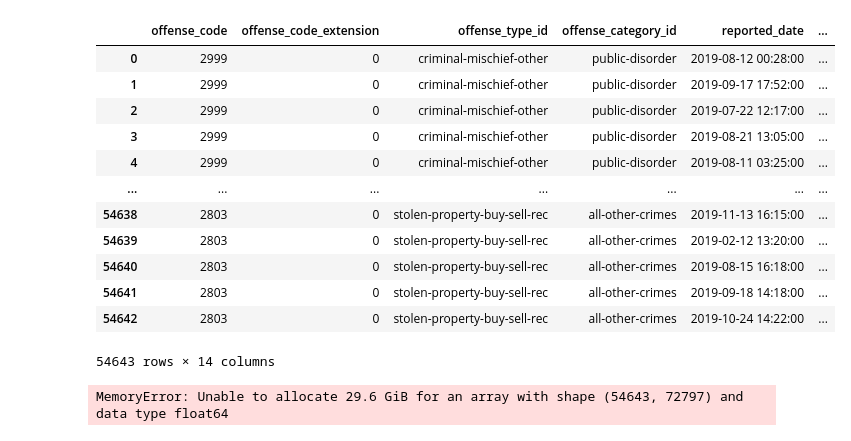
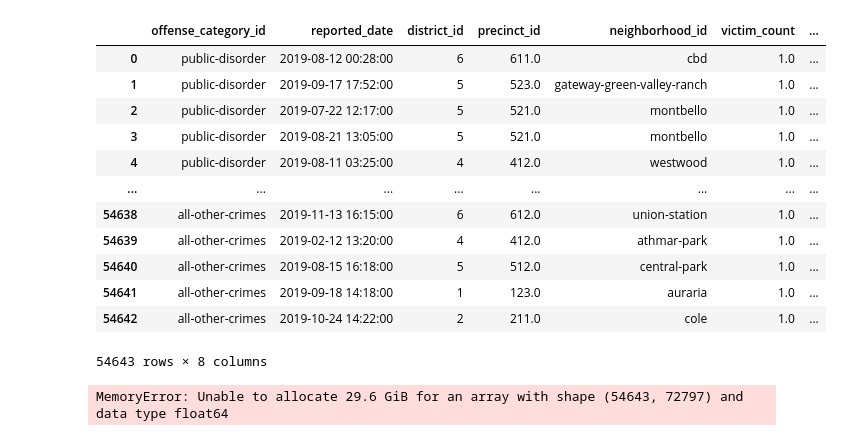
Before and after one commit to RchlEMllr/Project_4, a Jupyter notebook: murder_model.ipynb, the cells around one changed output. Drawn from its saved outputs; the diff is of its cells as text; code cells hidden in the pictures.

```diff
--- a/murder_model.ipynb
+++ b/murder_model.ipynb
@@ -7,22 +7,22 @@ from sklearn.model_selection import train_test_split
 
 from sklearn.preprocessing import StandardScaler, OneHotEncoder
 # %%
-murder_df = pd.read_csv('./Resources/crimes_2019.csv')
+murder_df = pd.read_csv('./Resources/crimes_trimmed.csv')
 murder_df
 # %% [output]
-|  | offense_code | offense_code_extension | offense_type_id | offense_category_id | reported_date | ... |
-| 0 | 2999 | 0 | criminal-mischief-other | public-disorder | 2019-08-12 00:28:00 | ... |
-| 1 | 2999 | 0 | criminal-mischief-other | public-disorder | 2019-09-17 17:52:00 | ... |
-| 2 | 2999 | 0 | criminal-mischief-other | public-disorder | 2019-07-22 12:17:00 | ... |
-| 3 | 2999 | 0 | criminal-mischief-other | public-disorder | 2019-08-21 13:05:00 | ... |
-| 4 | 2999 | 0 | criminal-mischief-other | public-disorder | 2019-08-11 03:25:00 | ... |
-| ... | ... | ... | ... | ... | ... | ... |
-| 54638 | 2803 | 0 | stolen-property-buy-sell-rec | all-other-crimes | 2019-11-13 16:15:00 | ... |
-| 54639 | 2803 | 0 | stolen-property-buy-sell-rec | all-other-crimes | 2019-02-12 13:20:00 | ... |
-| 54640 | 2803 | 0 | stolen-property-buy-sell-rec | all-other-crimes | 2019-08-15 16:18:00 | ... |
-| 54641 | 2803 | 0 | stolen-property-buy-sell-rec | all-other-crimes | 2019-09-18 14:18:00 | ... |
-| 54642 | 2803 | 0 | stolen-property-buy-sell-rec | all-other-crimes | 2019-10-24 14:22:00 | ... |
+|  | offense_category_id | reported_date | district_id | precinct_id | neighborhood_id | victim_count | ... |
+| 0 | public-disorder | 2019-08-12 00:28:00 | 6 | 611.0 | cbd | 1.0 | ... |
+| 1 | public-disorder | 2019-09-17 17:52:00 | 5 | 523.0 | gateway-green-valley-ranch | 1.0 | ... |
+| 2 | public-disorder | 2019-07-22 12:17:00 | 5 | 521.0 | montbello | 1.0 | ... |
+| 3 | public-disorder | 2019-08-21 13:05:00 | 5 | 521.0 | montbello | 1.0 | ... |
+| 4 | public-disorder | 2019-08-11 03:25:00 | 4 | 412.0 | westwood | 1.0 | ... |
+| ... | ... | ... | ... | ... | ... | ... | ... |
+| 54638 | all-other-crimes | 2019-11-13 16:15:00 | 6 | 612.0 | union-station | 1.0 | ... |
+| 54639 | all-other-crimes | 2019-02-12 13:20:00 | 4 | 412.0 | athmar-park | 1.0 | ... |
+| 54640 | all-other-crimes | 2019-08-15 16:18:00 | 5 | 512.0 | central-park | 1.0 | ... |
+| 54641 | all-other-crimes | 2019-09-18 14:18:00 | 1 | 123.0 | auraria | 1.0 | ... |
+| 54642 | all-other-crimes | 2019-10-24 14:22:00 | 2 | 211.0 | cole | 1.0 | ... |
-54643 rows × 14 columns
+54643 rows × 8 columns
 # %%
 
 murder_cat = murder_df.dtypes[murder_df.dtypes == "object"].index.tolist()
```
Also changed, not shown: 2 other files.
